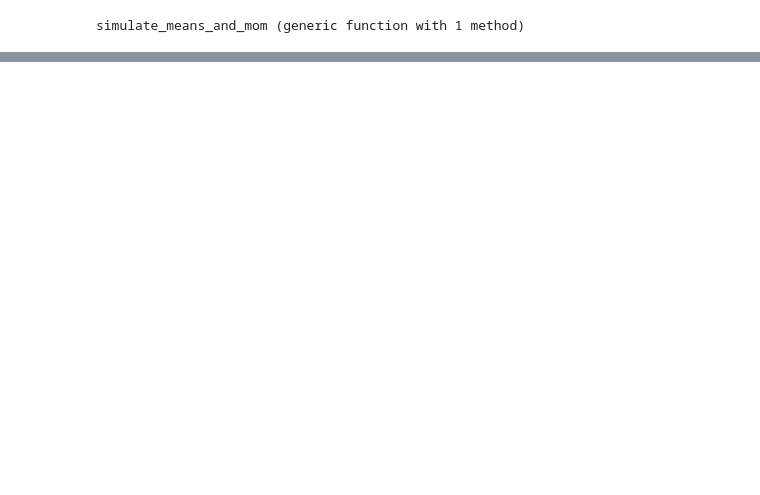
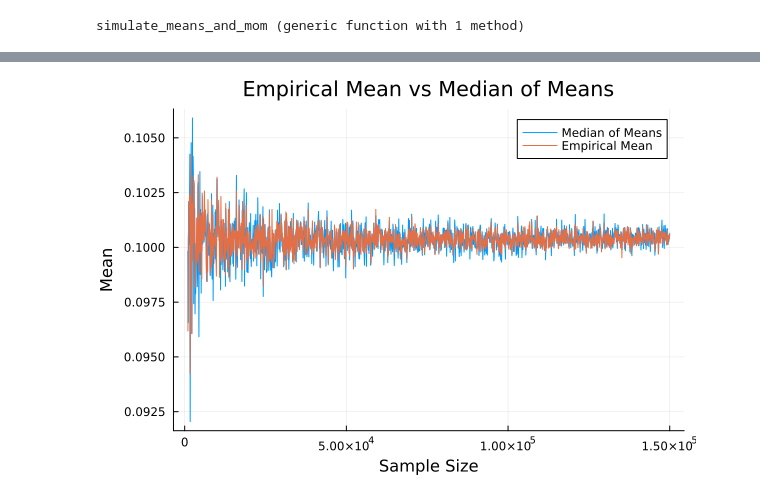
Before and after one commit to Arthur-tena/Projet_estimateurs_robustes, a Jupyter notebook: Plot_MOM.ipynb, the cells around one changed output, grey strips where cells are left out. Cells and saved outputs as stored; diff of their text form; code cells hidden in the pictures; blank space fills up the shorter version.

```diff
--- a/Plot_MOM.ipynb
+++ b/Plot_MOM.ipynb
@@ -208,0 +231,4 @@ La moyenne empirique semble un meilleur estimateur que la median of mean...
+# %%
+simulate_means_and_mom(100, 10:1500, data1)
+# %% [output]
+[figure, added]
```
Also changed, not shown: parts of 22 cells of this notebook.
